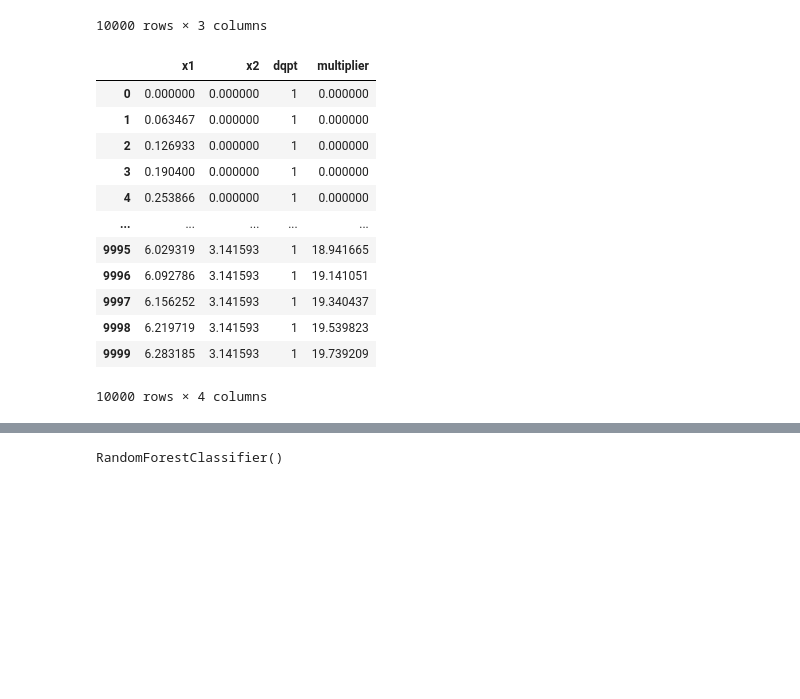
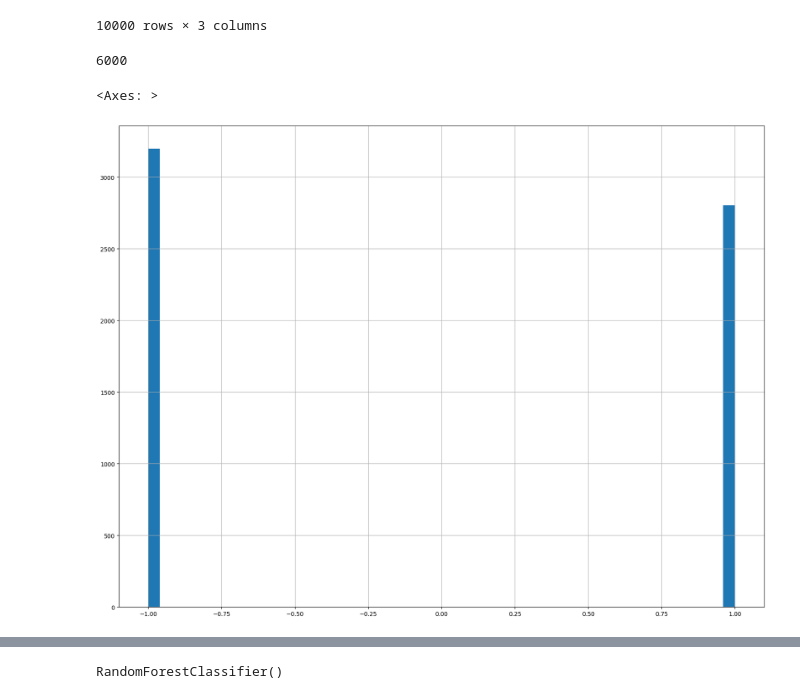
Before and after one commit to JoseFredes/SVC, a Jupyter notebook: classic_svc.ipynb, the cells around one changed output, grey strips where cells are left out. Saved outputs shown, nothing was run; the diff lists cells and outputs as text; code cells hidden in the pictures; blank space fills up the shorter version.

```diff
--- a/classic_svc.ipynb
+++ b/classic_svc.ipynb
@@ -67,20 +82,6 @@ data
 | 9999 | 6.283185 | 3.141593 | 1 |
 10000 rows × 3 columns
 # %%
-data.loc[:, 'multiplier'] = data['x1'] * data['x2']
-data
+# data.loc[:, 'multiplier'] = data['x1'] * data['x2']
+# data
-# %% [output]
-|  | x1 | x2 | dqpt | multiplier |
-| 0 | 0.000000 | 0.000000 | 1 | 0.000000 |
-| 1 | 0.063467 | 0.000000 | 1 | 0.000000 |
-| 2 | 0.126933 | 0.000000 | 1 | 0.000000 |
-| 3 | 0.190400 | 0.000000 | 1 | 0.000000 |
-| 4 | 0.253866 | 0.000000 | 1 | 0.000000 |
-| ... | ... | ... | ... | ... |
-| 9995 | 6.029319 | 3.141593 | 1 | 18.941665 |
-| 9996 | 6.092786 | 3.141593 | 1 | 19.141051 |
-| 9997 | 6.156252 | 3.141593 | 1 | 19.340437 |
-| 9998 | 6.219719 | 3.141593 | 1 | 19.539823 |
-| 9999 | 6.283185 | 3.141593 | 1 | 19.739209 |
-10000 rows × 4 columns
 # %%
@@ -90,3 +91,12 @@ x_train = train_set.drop('dqpt',axis=1)
 y_train = train_set['dqpt']
 x_test = test_set.drop('dqpt',axis=1)
 y_test = test_set['dqpt']
+# %%
+len(x_train)
+# %% [output]
+6000
+# %%
+y_train.hist( bins=50, figsize=(20,15))
+# %% [output]
+<Axes: >
+[figure, added]
```
Also changed, not shown: parts of 21 cells of this notebook, 11 other files.
